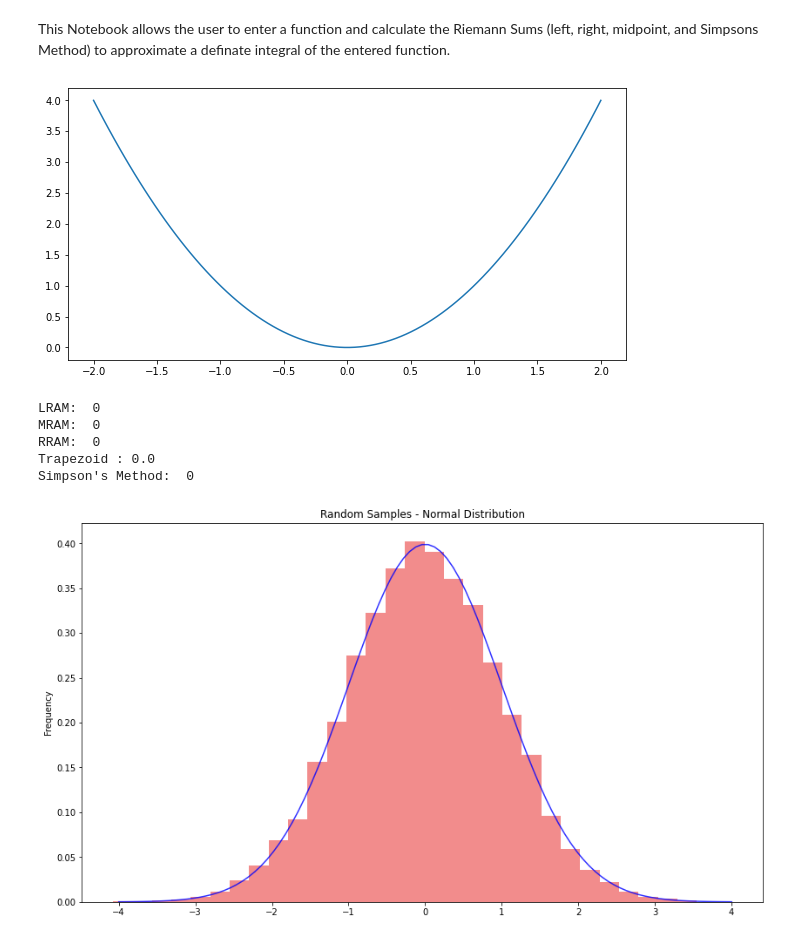
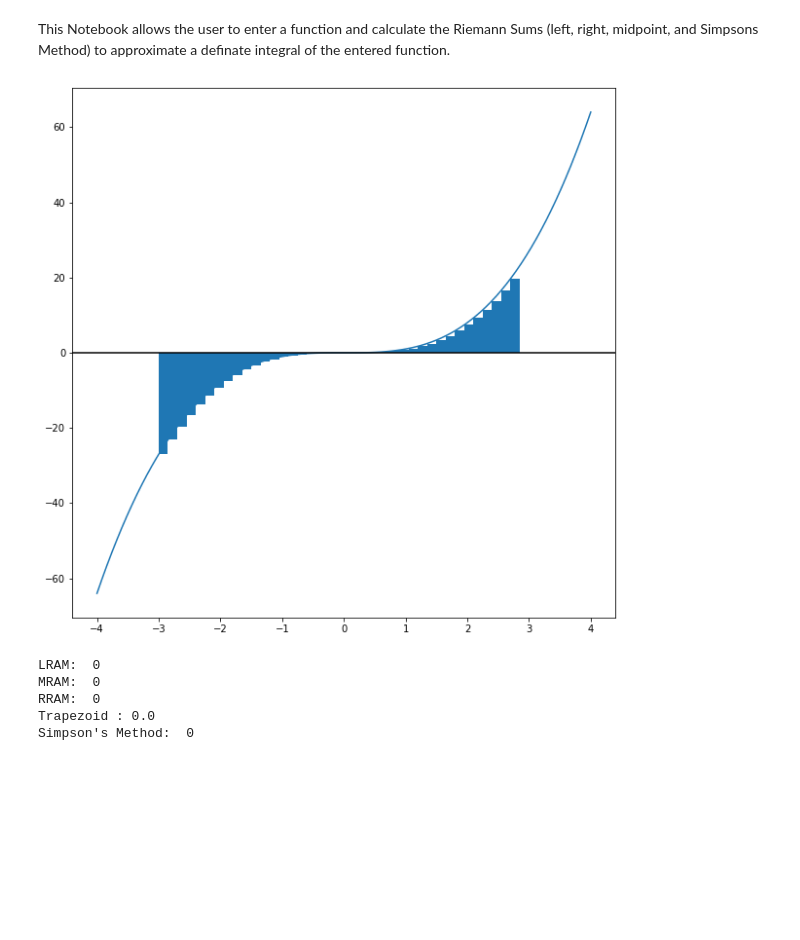
Before and after one commit to romina-pliner/riemann, a Jupyter notebook: riemann_first.ipynb, the cells around one changed output. Drawn from its saved outputs; the diff is of its cells as text; code cells hidden in the pictures; blank space fills up the shorter version.

Commit message:
added left rectangles to plot

```diff
--- a/riemann_first.ipynb
+++ b/riemann_first.ipynb
@@ -15,41 +15,53 @@ R=0 #RRAM
 S=0 #Simpsons
 # %%
 # Get user inputs
-n = int(input("Number of Rectangles:"))
-function = input("Function (use Python syntax):")
-start = float(input("Start of domain to integrate:"))
-end = float(input("End of domain to integrate:"))
+n = int(input("Number of Rectangles:") or n or 10)
+function = input("Function (use Python syntax):") or function or "x**2"
+start = float(input("Start of domain to integrate:") or start or 0)
+end = float(input("End of domain to integrate:") or end or 5)
 # %%
 width = (end - start)/float(n)
+
+# Show plot of function
+
+# get boundries for x-axis
+domain = end - start # width of the function
+xmin = floor(start - (domain * 0.05)) # starts 5% to the left of start
+xmax = ceil(end + (domain * 0.05)) # ends 5% to the right of end
+
+# Creating vectors X and Y
+x = np.linspace(xmin, xmax, 100)
+y = eval(function)
+
+fig = plt.figure(figsize = (10, 10))
+# Create the plot
+plt.plot(x, y)
+plt.axhline(c="black")
+
+rect_xs = []
+rect_ys = []
 
 for i in range(n):
     temp = 0
     x = start + i*width
-    L += eval(function)*width
-    temp += eval(function)
+    rect_xs.append(x)
+    y = eval(function)
+    rect_ys.append(y)
+    L += y*width
+    temp += y
 
     x = start + (i+0.5)*width
     M += eval(function)*width
     temp += 4*eval(function)
 
     x = start + (i+1)*width
     R += eval(function)*width
     temp += eval(function)
 
     S += (temp)*width/(2*3)
+
+plt.fill_between(rect_xs, rect_ys, step='post')
+plt.show()
+# %% [output]
+[figure, added]
-# %%
-# Show plot of function
-
-# Creating vectors X and Y
-x = np.linspace(-2, 2, 100)
-y = x ** 2
-
-fig = plt.figure(figsize = (10, 5))
-# Create the plot
-plt.plot(x, y)
-
-# Show the plot
-plt.show()
-# %% [output]
-[figure, removed]
 # %%
@@ -71,29 +85,3 @@ MRAM:  0
 RRAM:  0
 Trapezoid : 0.0
 Simpson's Method:  0
-# %%
-fig = plt.figure(figsize = (14, 8))
-
-# Creating histogram
-samples = np.random.randn(10000)
-plt.hist(samples, bins = 30, density = True,
-         alpha = 0.5, color =(0.9, 0.1, 0.1))
-
-# Add a title
-plt.title('Random Samples - Normal Distribution')
-
-# Add X and y Label
-plt.ylabel('X-axis')
-plt.ylabel('Frequency')
-
-# Creating vectors X and Y
-x = np.linspace(-4, 4, 100)
-y = 1/(2 * np.pi)**0.5 * np.exp(-x**2 / 2)
-
-# Creating plot
-plt.plot(x, y, 'b', alpha = 0.8)
-
-# Show plot
-plt.show()
-# %% [output]
-[figure, removed]
```
Also changed, not shown: parts of 2 cells of this notebook.
